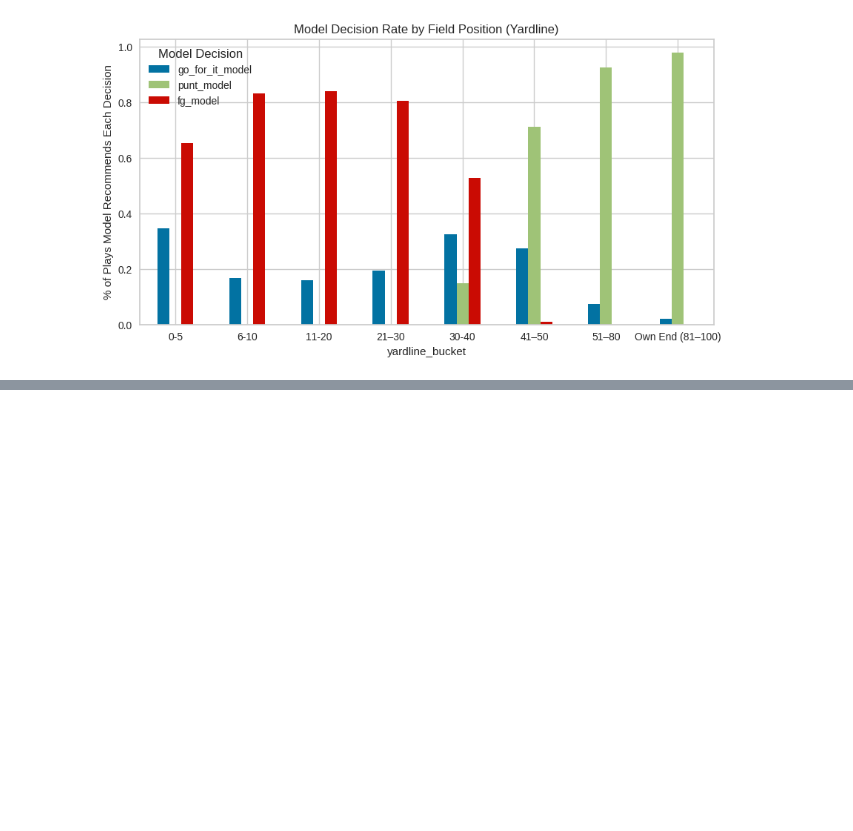
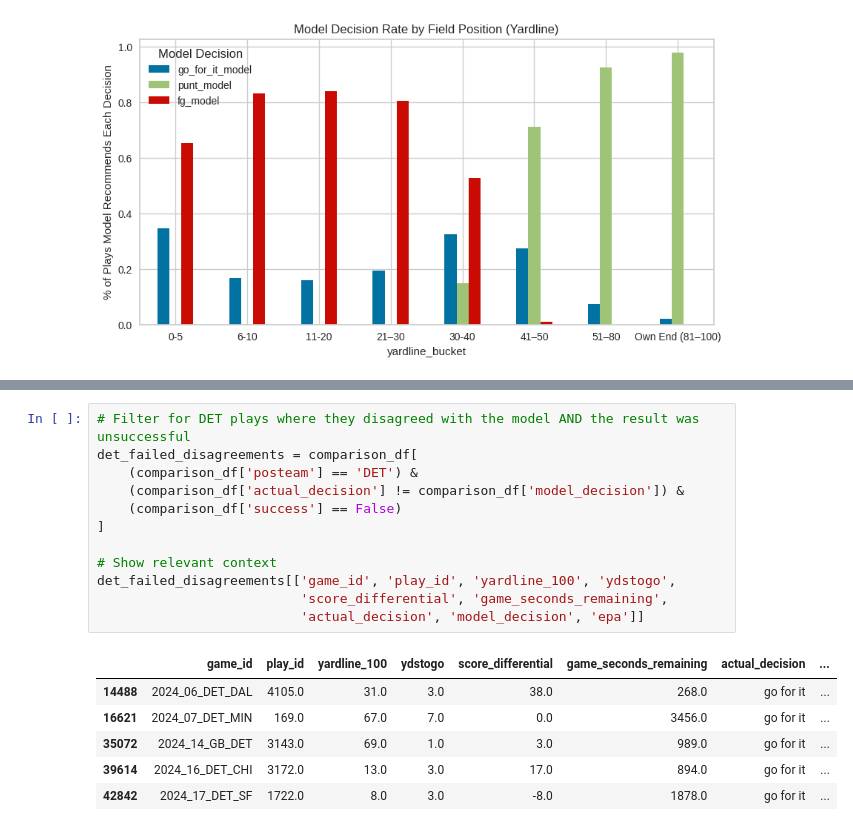
Before and after one commit to Dawson-Field/4th-down-decision-model, a Jupyter notebook: fourthdownmodel.ipynb, the cells around one changed output, grey strips where cells are left out. Drawn from its saved outputs; the diff is of its cells as text; blank space fills up the shorter version.

```diff
--- a/fourthdownmodel.ipynb
+++ b/fourthdownmodel.ipynb
@@ -267,0 +354,19 @@ plt.show()
+# %%
+# Filter for DET plays where they disagreed with the model AND the result was unsuccessful
+det_failed_disagreements = comparison_df[
+    (comparison_df['posteam'] == 'DET') &
+    (comparison_df['actual_decision'] != comparison_df['model_decision']) &
+    (comparison_df['success'] == False)
+]
+
+# Show relevant context
+det_failed_disagreements[['game_id', 'play_id', 'yardline_100', 'ydstogo',
+                          'score_differential', 'game_seconds_remaining',
+                          'actual_decision', 'model_decision', 'epa']]
+# %% [output]
+|  | game_id | play_id | yardline_100 | ydstogo | score_differential | game_seconds_remaining | actual_decision | ... |
+| 14488 | 2024_06_DET_DAL | 4105.0 | 31.0 | 3.0 | 38.0 | 268.0 | go for it | ... |
+| 16621 | 2024_07_DET_MIN | 169.0 | 67.0 | 7.0 | 0.0 | 3456.0 | go for it | ... |
+| 35072 | 2024_14_GB_DET | 3143.0 | 69.0 | 1.0 | 3.0 | 989.0 | go for it | ... |
+| 39614 | 2024_16_DET_CHI | 3172.0 | 13.0 | 3.0 | 17.0 | 894.0 | go for it | ... |
+| 42842 | 2024_17_DET_SF | 1722.0 | 8.0 | 3.0 | -8.0 | 1878.0 | go for it | ... |
```
Also changed, not shown: parts of 6 cells of this notebook.
